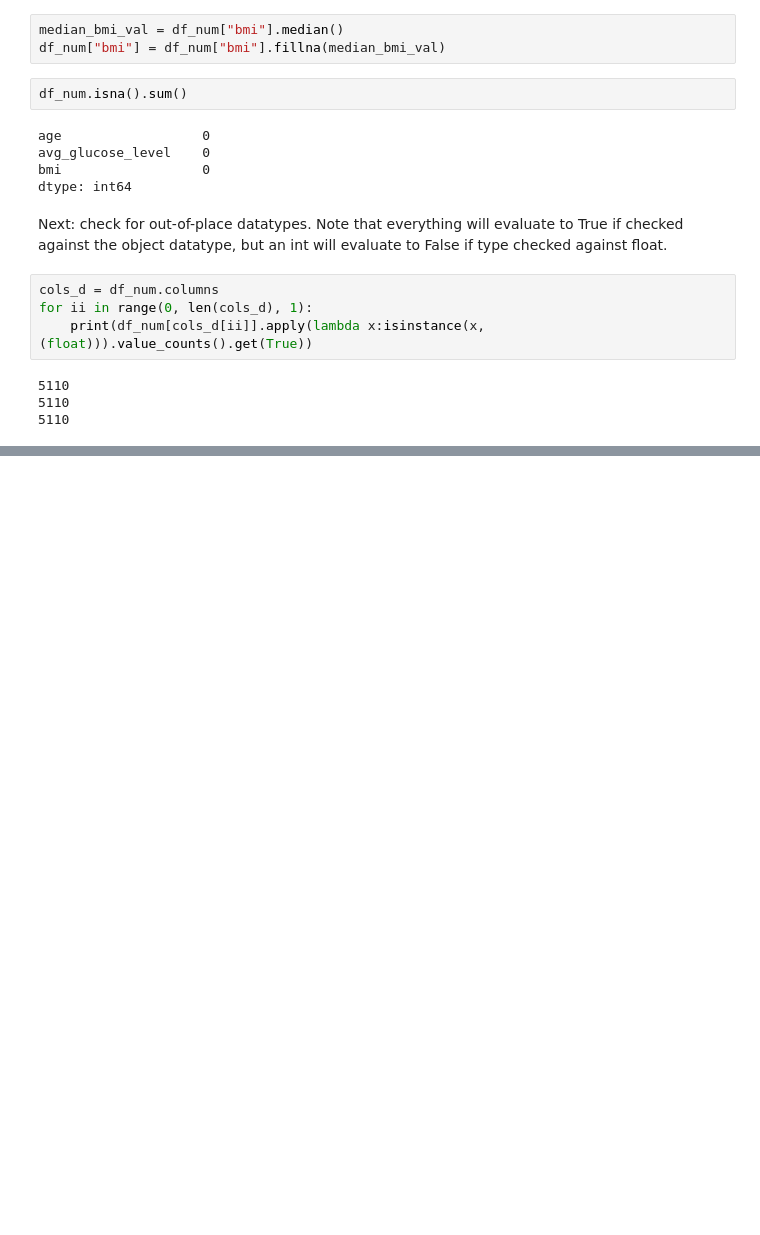
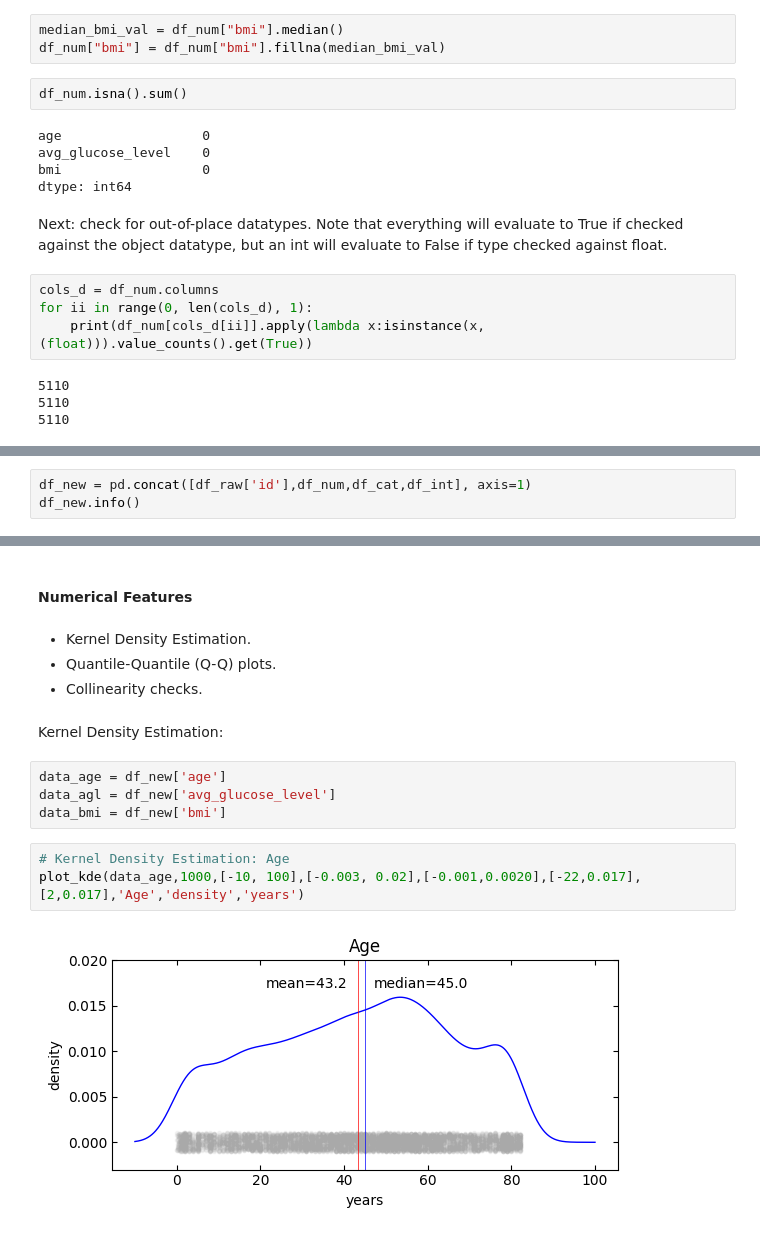
Before and after one commit to CamiloEmiliano/ML_samples, a Jupyter notebook: heart_stroke_EDA.ipynb, the cells around one changed output, grey strips where cells are left out. Drawn from its saved outputs; the diff is of its cells as text; blank space fills up the shorter version.

```diff
--- a/heart_stroke_EDA.ipynb
+++ b/heart_stroke_EDA.ipynb
@@ -156,0 +159,3 @@ for ii in range(0, len(cols_d), 1):
+# %%
+df_new = pd.concat([df_raw['id'],df_num,df_cat,df_int], axis=1)
+df_new.info()
@@ -156,0 +347,17 @@ for ii in range(0, len(cols_d), 1):
+# %% [markdown]
+#### Numerical Features
+# %% [markdown]
+* Kernel Density Estimation.
+* Quantile-Quantile (Q-Q) plots.
+* Collinearity checks.
+# %% [markdown]
+Kernel Density Estimation:
+# %%
+data_age = df_new['age']
+data_agl = df_new['avg_glucose_level']
+data_bmi = df_new['bmi']
+# %%
+# Kernel Density Estimation: Age
+plot_kde(data_age,1000,[-10, 100],[-0.003, 0.02],[-0.001,0.0020],[-22,0.017],[2,0.017],'Age','density','years')
+# %% [output]
+[figure, added]
```
Also changed, not shown: parts of 47 cells of this notebook.
